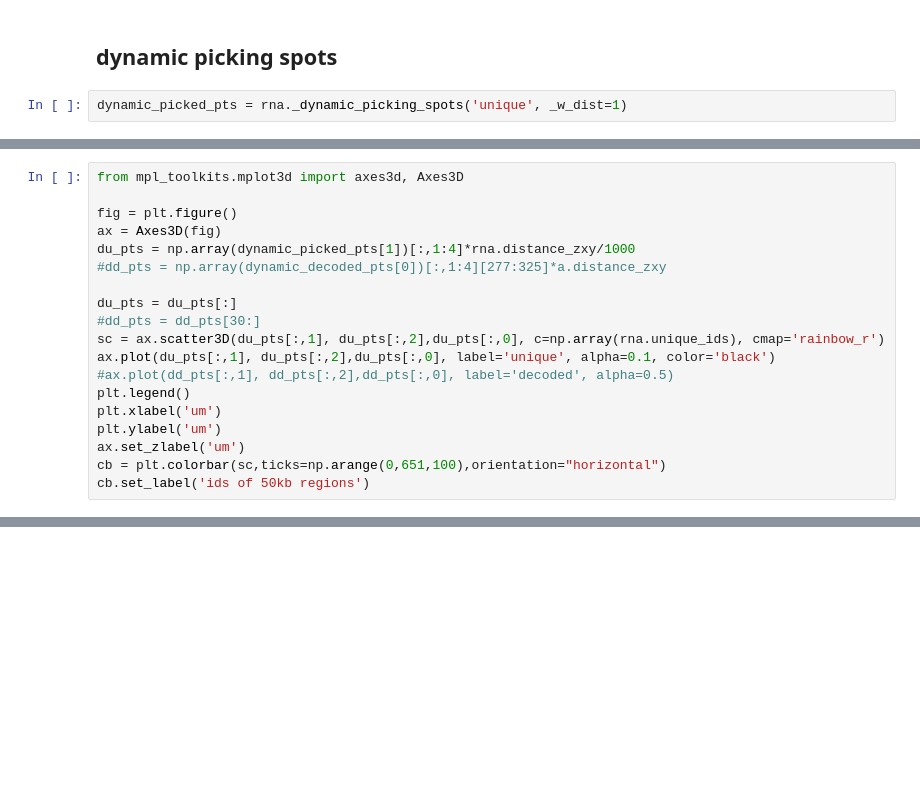
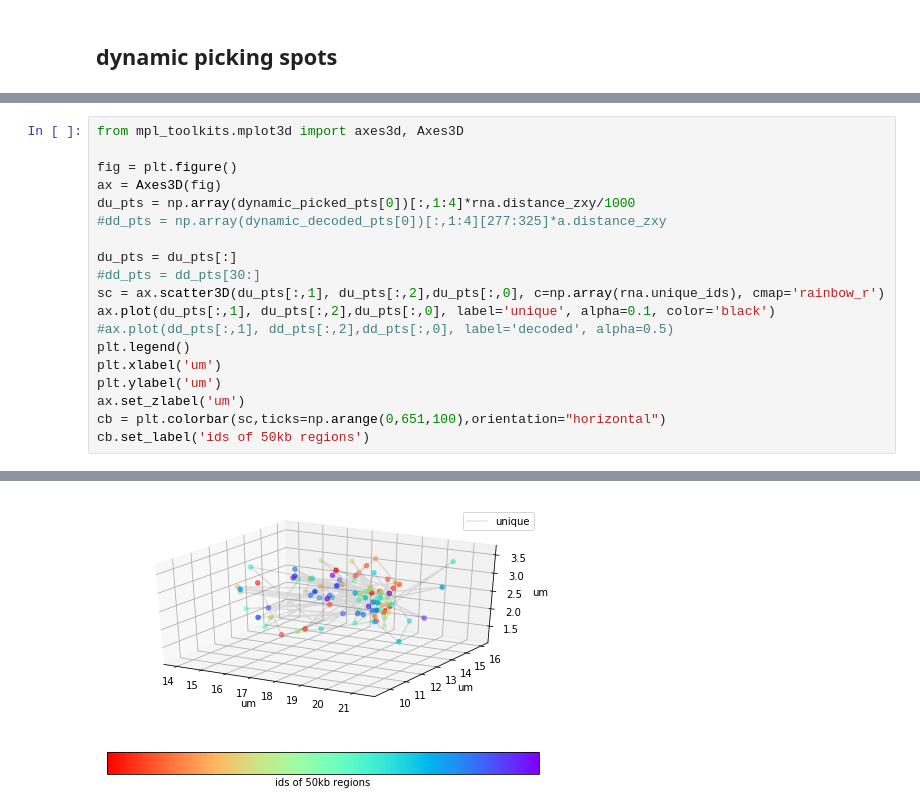
Before and after one commit to zhengpuas47/ImageAnalysis3, a Jupyter notebook: examples/20190127-sequential_Cell_Data_RNA_Example.ipynb, the cells around one changed output, grey strips where cells are left out. Cells and saved outputs as stored; diff of their text form; blank space fills up the shorter version.

```diff
--- a/examples/20190127-sequential_Cell_Data_RNA_Example.ipynb
+++ b/examples/20190127-sequential_Cell_Data_RNA_Example.ipynb
@@ -211,5 +250,3 @@ plt.colorbar()
 chromosome id:0, coordinate:[  5.07342105  76.56026316 112.51026316]
 # %% [markdown]
 ## dynamic picking spots
-# %%
-dynamic_picked_pts = rna._dynamic_picking_spots('unique', _w_dist=1)
@@ -237,7 +320,7 @@ from mpl_toolkits.mplot3d import axes3d, Axes3D
 
 fig = plt.figure()
 ax = Axes3D(fig)
-du_pts = np.array(dynamic_picked_pts[1])[:,1:4]*rna.distance_zxy/1000
+du_pts = np.array(dynamic_picked_pts[0])[:,1:4]*rna.distance_zxy/1000
 #dd_pts = np.array(dynamic_decoded_pts[0])[:,1:4][277:325]*a.distance_zxy
 
 du_pts = du_pts[:]
@@ -256,0 +338 @@ cb.set_label('ids of 50kb regions')
+[figure, added]
```
Also changed, not shown: parts of 17 cells of this notebook.
